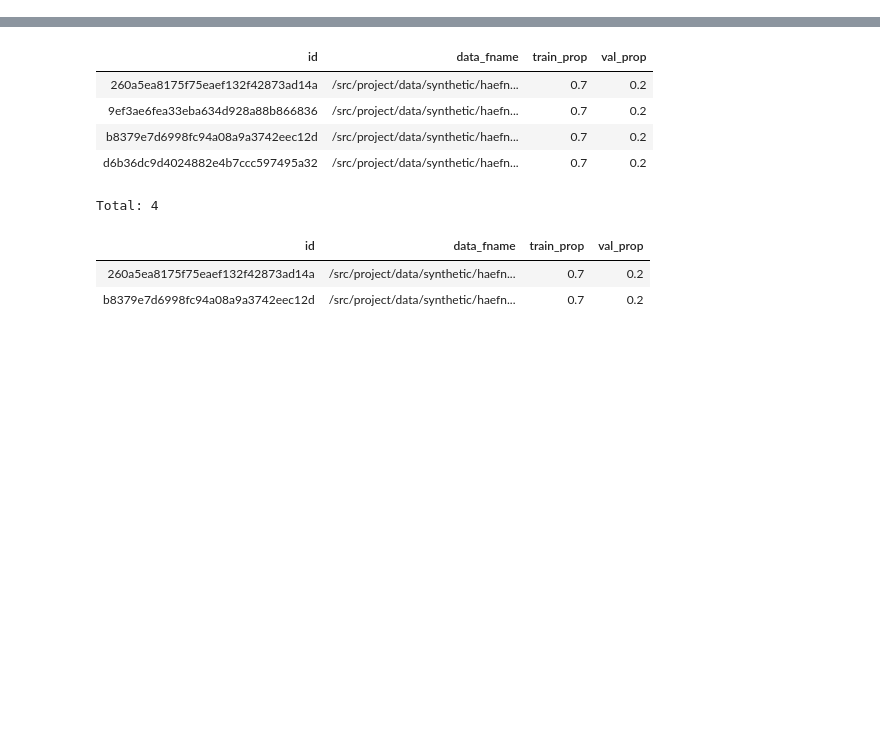
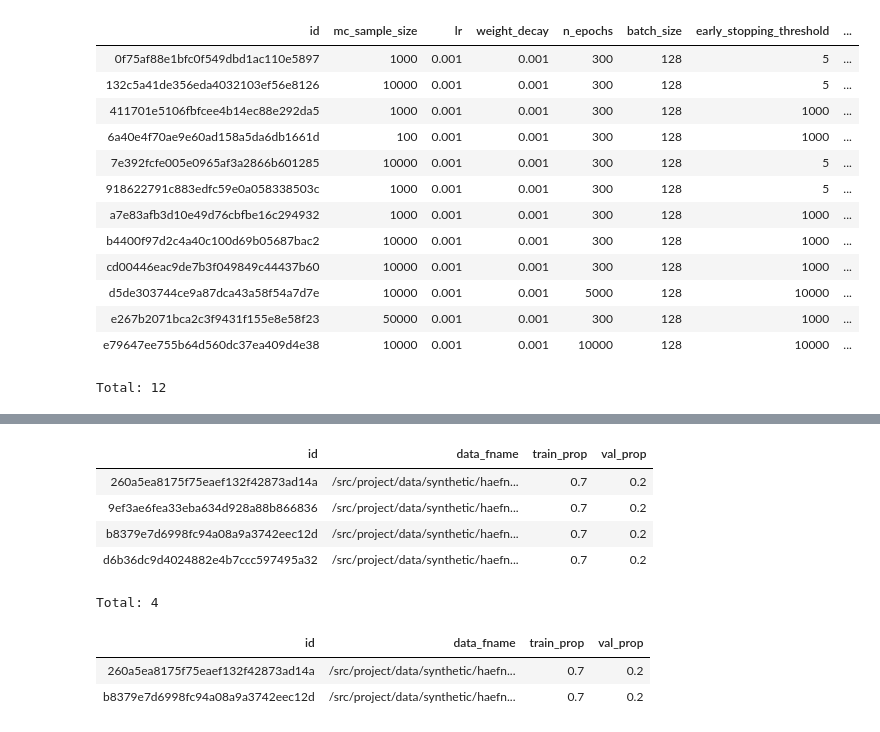
Before and after one commit to suhasshrinivasan/task-transfer, a Jupyter notebook: experiments/dj/dj_interactive.ipynb, the cells around one changed output, grey strips where cells are left out. Cells and saved outputs as stored; diff of their text form; code cells hidden in the pictures; blank space fills up the shorter version.

```diff
--- a/experiments/dj/dj_interactive.ipynb
+++ b/experiments/dj/dj_interactive.ipynb
@@ -35,3 +38,20 @@ from task_transfer.utils.utils import dict_product
+# %%
+AdaptPriorTrainer()
+# %% [output]
+| id | mc_sample_size | lr | weight_decay | n_epochs | batch_size | early_stopping_threshold | ... |
+| 0f75af88e1bfc0f549dbd1ac110e5897 | 1000 | 0.001 | 0.001 | 300 | 128 | 5 | ... |
+| 132c5a41de356eda4032103ef56e8126 | 10000 | 0.001 | 0.001 | 300 | 128 | 5 | ... |
+| 411701e5106fbfcee4b14ec88e292da5 | 1000 | 0.001 | 0.001 | 300 | 128 | 1000 | ... |
+| 6a40e4f70ae9e60ad158a5da6db1661d | 100 | 0.001 | 0.001 | 300 | 128 | 1000 | ... |
+| 7e392fcfe005e0965af3a2866b601285 | 10000 | 0.001 | 0.001 | 300 | 128 | 5 | ... |
+| 918622791c883edfc59e0a058338503c | 1000 | 0.001 | 0.001 | 300 | 128 | 5 | ... |
+| a7e83afb3d10e49d76cbfbe16c294932 | 1000 | 0.001 | 0.001 | 300 | 128 | 1000 | ... |
+| b4400f97d2c4a40c100d69b05687bac2 | 10000 | 0.001 | 0.001 | 300 | 128 | 1000 | ... |
+| cd00446eac9de7b3f049849c44437b60 | 10000 | 0.001 | 0.001 | 300 | 128 | 1000 | ... |
+| d5de303744ce9a87dca43a58f54a7d7e | 10000 | 0.001 | 0.001 | 5000 | 128 | 10000 | ... |
+| e267b2071bca2c3f9431f155e8e58f23 | 50000 | 0.001 | 0.001 | 300 | 128 | 1000 | ... |
+| e79647ee755b64d560dc37ea409d4e38 | 10000 | 0.001 | 0.001 | 10000 | 128 | 10000 | ... |
+Total: 12
 # %%
 restrictions = (
     "orig_dl_id = 'b8379e7d6998fc94a08a9a3742eec12d' "
```
Also changed, not shown: parts of 1 cell of this notebook, 11 other files.
